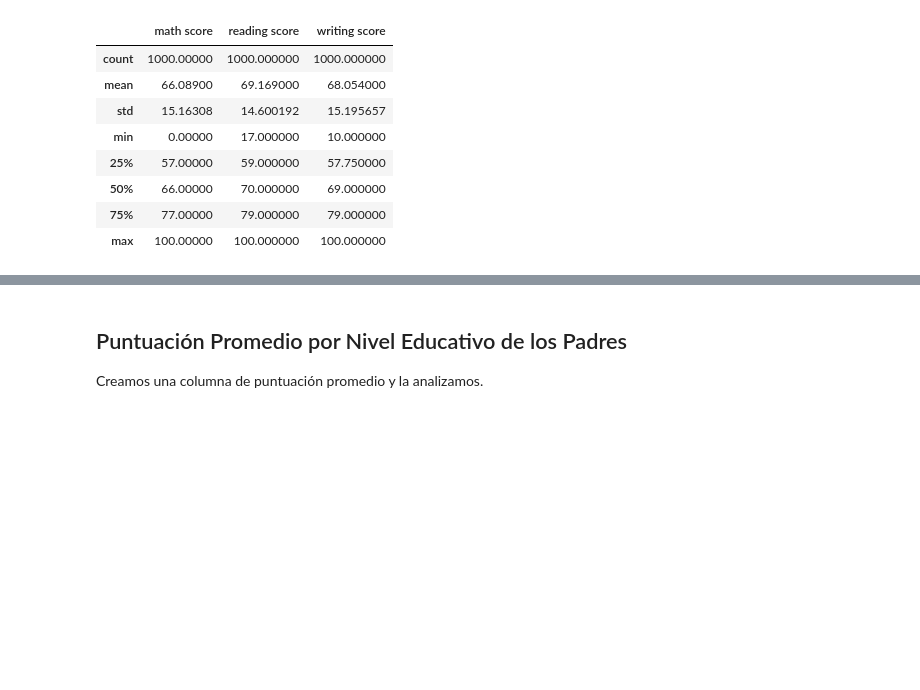
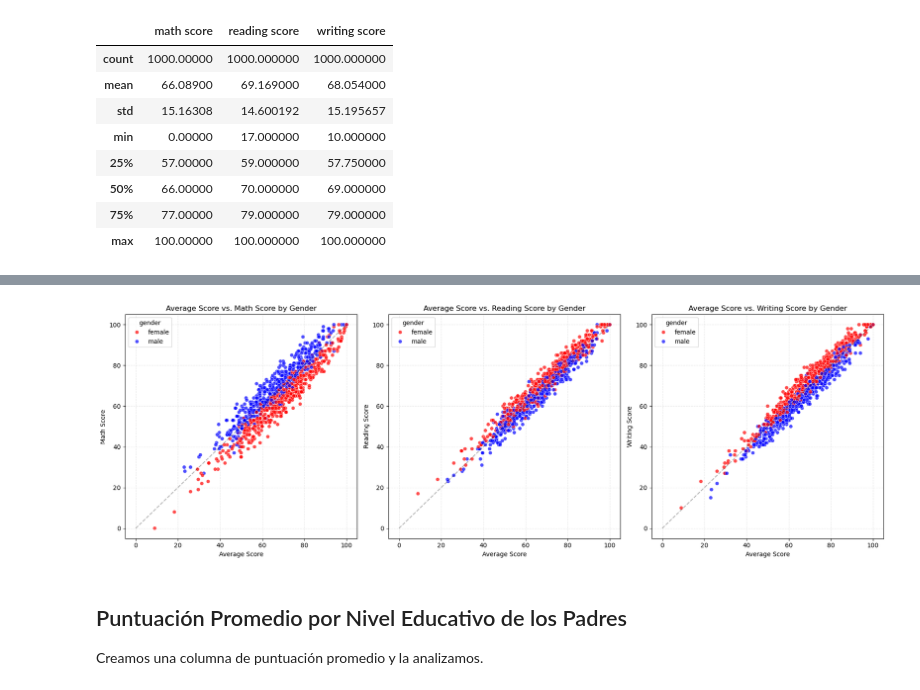
Before and after one commit to 8xbit/Entrega-final-EDA, a Jupyter notebook: Students Performance in Exams 2.ipynb, the cells around one changed output, grey strips where cells are left out. Cells and saved outputs as stored; diff of their text form; code cells hidden in the pictures; blank space fills up the shorter version.

```diff
--- a/Students Performance in Exams 2.ipynb
+++ b/Students Performance in Exams 2.ipynb
@@ -122 +157,4 @@ plt.show()
+# %%
+
+df['average score'] = (df['math score'] + df['reading score'] + df['writing score']) / 3
 # %% [markdown]
@@ -143,3 +164,63 @@ plt.show()
+# %%
+
+# 2. Create scatterplots comparing average score to each subject by gender
+plt.figure(figsize=(18, 6))
+
+# Average vs Math Score
+plt.subplot(1, 3, 1)
+sns.scatterplot(
+    data=df,
+    x='average score',
+    y='math score',
+    hue='gender',
+    alpha=0.7,
+    palette={'male': 'blue', 'female': 'red'}
+)
+# Add reference line y=x (where subject score equals average score)
+plt.plot([0, 100], [0, 100], 'k--', alpha=0.3)
+plt.title('Average Score vs. Math Score by Gender')
+plt.xlabel('Average Score')
+plt.ylabel('Math Score')
+plt.grid(True, linestyle='--', alpha=0.3)
+
+# Average vs Reading Score
+plt.subplot(1, 3, 2)
+sns.scatterplot(
+    data=df,
+    x='average score',
+    y='reading score',
+    hue='gender',
+    alpha=0.7,
+    palette={'male': 'blue', 'female': 'red'}
+)
+# Add reference line y=x
+plt.plot([0, 100], [0, 100], 'k--', alpha=0.3)
+plt.title('Average Score vs. Reading Score by Gender')
+plt.xlabel('Average Score')
+plt.ylabel('Reading Score')
+plt.grid(True, linestyle='--', alpha=0.3)
+
+# Average vs Writing Score
+plt.subplot(1, 3, 3)
+sns.scatterplot(
+    data=df,
+    x='average score',
+    y='writing score',
+    hue='gender',
+    alpha=0.7,
+    palette={'male': 'blue', 'female': 'red'}
+)
+# Add reference line y=x
+plt.plot([0, 100], [0, 100], 'k--', alpha=0.3)
+plt.title('Average Score vs. Writing Score by Gender')
+plt.xlabel('Average Score')
+plt.ylabel('Writing Score')
+plt.grid(True, linestyle='--', alpha=0.3)
+
+plt.tight_layout()
+plt.show()
+# %% [output]
+[figure, added]
 # %% [markdown]
 ## Puntuación Promedio por Nivel Educativo de los Padres
 
```
Also changed, not shown: parts of 31 cells of this notebook.
